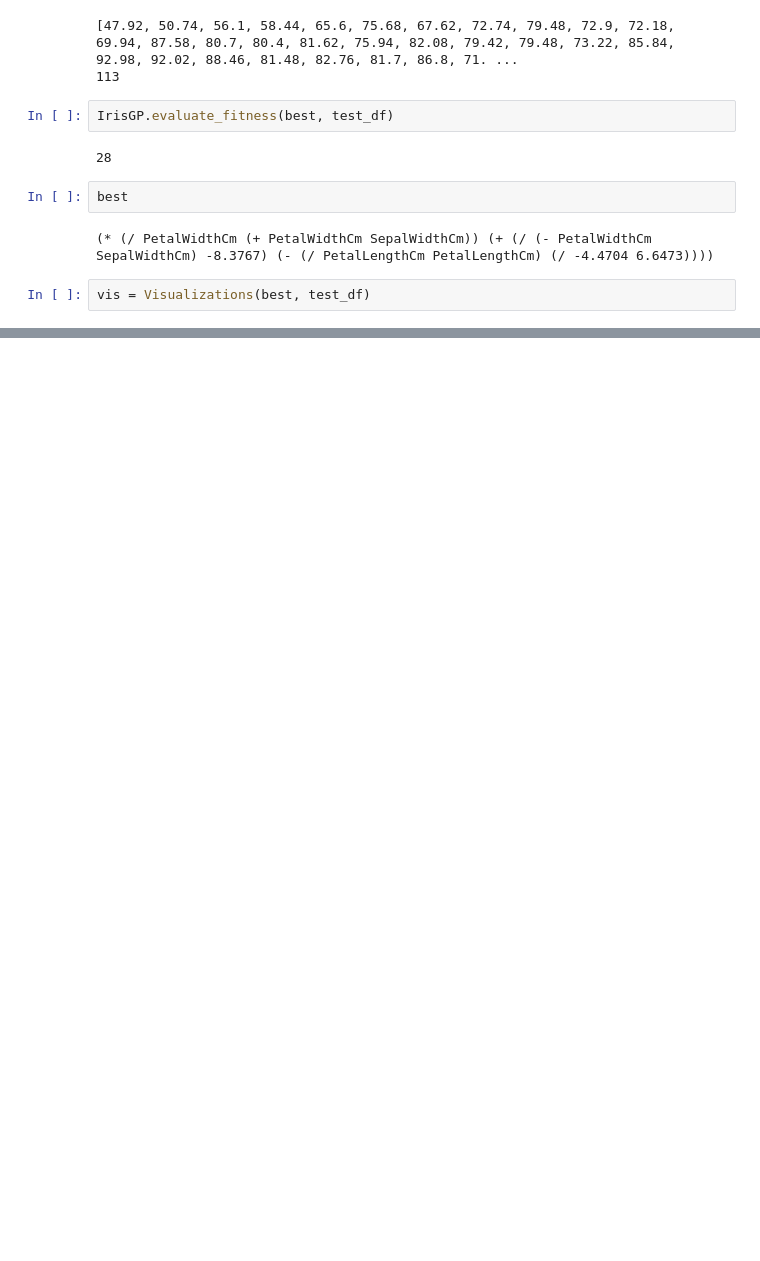
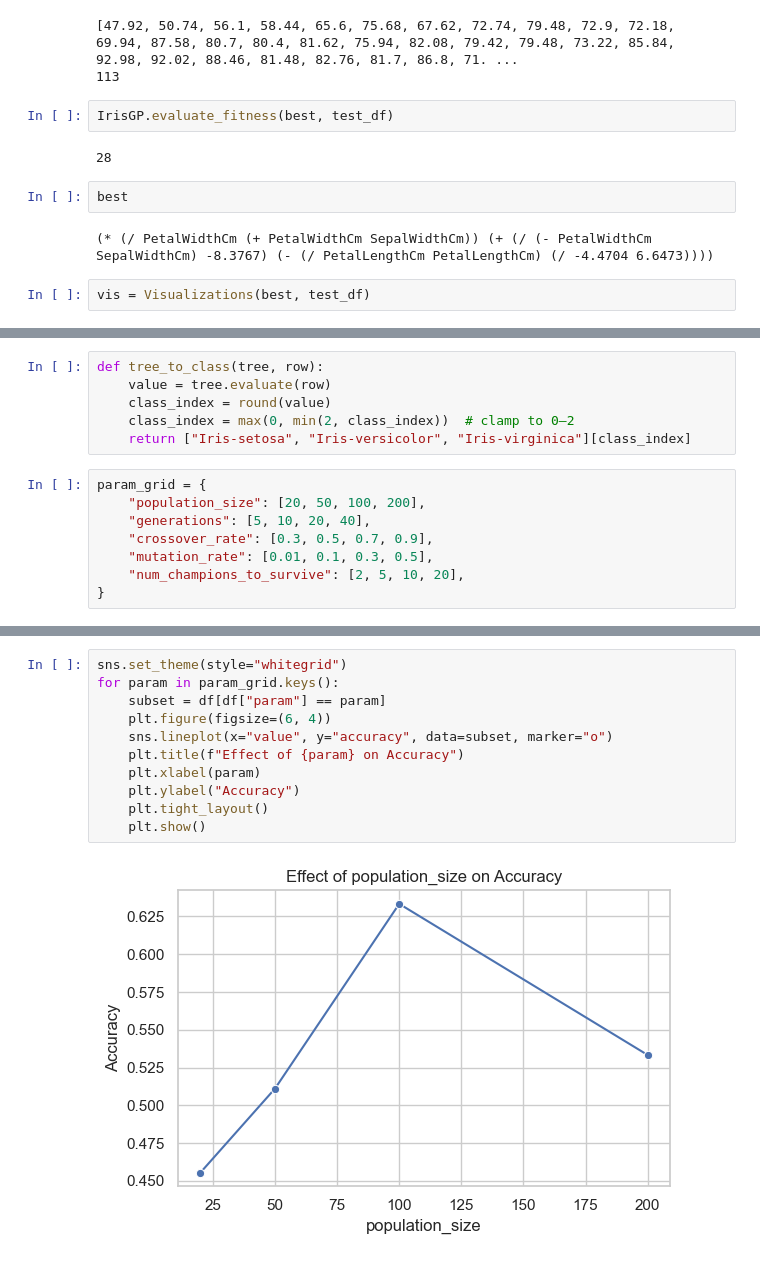
Before and after one commit to olincollege/genetic-programming, a Jupyter notebook: src/main.ipynb, the cells around one changed output, grey strips where cells are left out. Drawn from its saved outputs; the diff is of its cells as text; blank space fills up the shorter version.

Commit message:
parameter sweep on solve params

```diff
--- a/src/main.ipynb
+++ b/src/main.ipynb
@@ -82,0 +78,14 @@ vis.plot_confusion_matrix()
+# %%
+def tree_to_class(tree, row):
+    value = tree.evaluate(row)
+    class_index = round(value)
+    class_index = max(0, min(2, class_index))  # clamp to 0–2
+    return ["Iris-setosa", "Iris-versicolor", "Iris-virginica"][class_index]
+# %%
+param_grid = {
+    "population_size": [20, 50, 100, 200],
+    "generations": [5, 10, 20, 40],
+    "crossover_rate": [0.3, 0.5, 0.7, 0.9],
+    "mutation_rate": [0.01, 0.1, 0.3, 0.5],
+    "num_champions_to_survive": [2, 5, 10, 20],
+}
@@ -82,0 +130,13 @@ vis.plot_confusion_matrix()
+# %%
+sns.set_theme(style="whitegrid")
+for param in param_grid.keys():
+    subset = df[df["param"] == param]
+    plt.figure(figsize=(6, 4))
+    sns.lineplot(x="value", y="accuracy", data=subset, marker="o")
+    plt.title(f"Effect of {param} on Accuracy")
+    plt.xlabel(param)
+    plt.ylabel("Accuracy")
+    plt.tight_layout()
+    plt.show()
+# %% [output]
+[figure, added]
```
Also changed, not shown: parts of 5 cells of this notebook.
